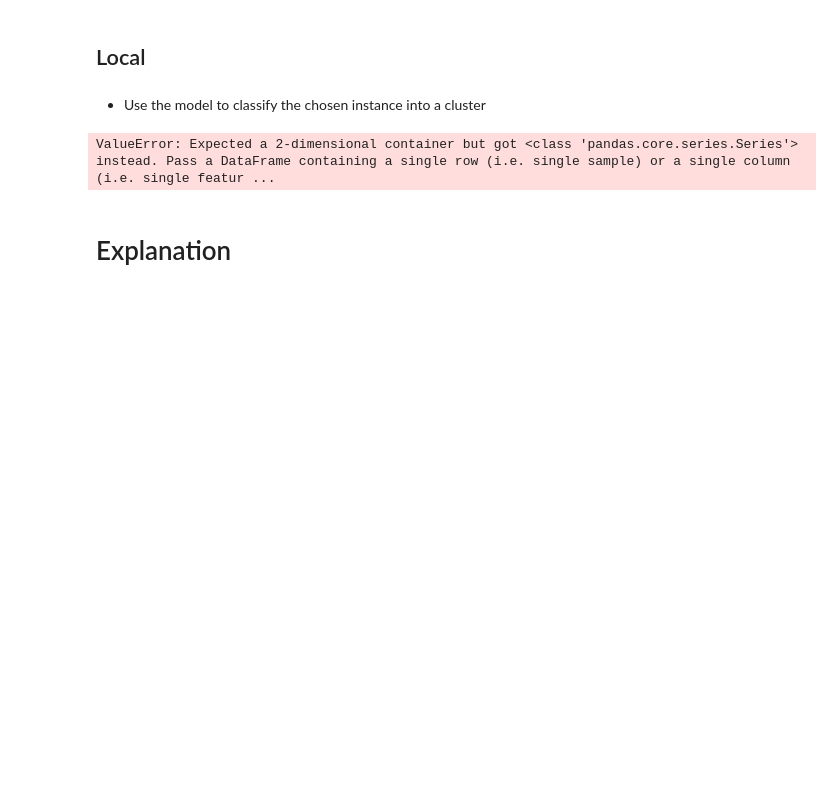
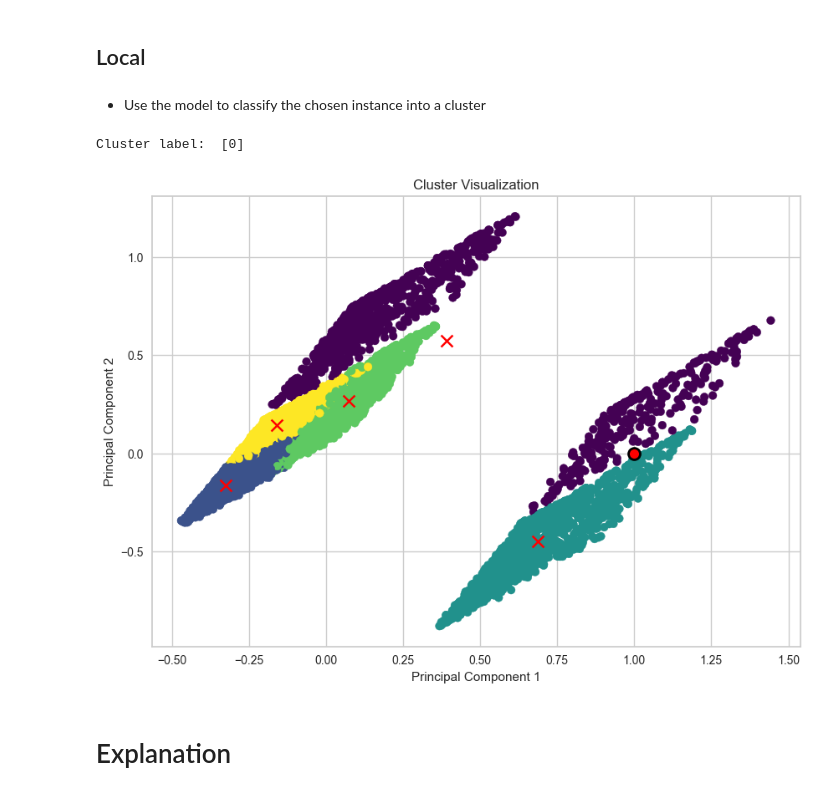
Before and after one commit to Filip-Dvorak/ZYZZ, a Jupyter notebook: template-coursework-clustering.ipynb, the cells around one changed output. Drawn from its saved outputs; the diff is of its cells as text; code cells hidden in the pictures; blank space fills up the shorter version.

```diff
--- a/template-coursework-clustering.ipynb
+++ b/template-coursework-clustering.ipynb
@@ -215,10 +219,35 @@ ARI:  0.07325142481420335
 *	Use the model to classify the chosen instance into a cluster
 # %%
 # Klasifikace instance do shluku pomocí K-means
-cluster_label = kmeans.predict(X.loc[1])
+#set variable instance_of_interest to the first row of the test set
+instance_of_interest = X.iloc[0]
+
+#reshape the instance_of_interest to match the input of the model
+instance_of_interest = instance_of_interest.values.reshape(1, -1)
+instance_of_interest = pd.DataFrame(instance_of_interest, columns=X.columns)
+
+cluster_label = kmeans.predict(instance_of_interest)
 print("Cluster label: ", cluster_label)
+
+# Předpokládáme, že 'X' je váš dataset a 'kmeans' je váš natrénovaný model
+labels = kmeans.labels_
+
+
+# Plot the clusters
+plt.figure(figsize=(10, 7))
+plt.scatter(principalDf['principal component 1'], principalDf['principal component 2'], c=principalDf['Cluster'], cmap='viridis')
+
+# Plot the centroids
+plt.scatter(centroids[:, 0], centroids[:, 1], marker='x', c="red",s=100)
+
+plt.xlabel('Principal Component 1')
+plt.ylabel('Principal Component 2')
+plt.title('Cluster Visualization')
+plt.scatter(instance_of_interest.iloc[0, 0], instance_of_interest.iloc[0, 1], c='red', edgecolor='black', linewidth=2, s=100)
+plt.show()
 # %% [output]
-ValueError: Expected a 2-dimensional container but got <class 'pandas.core.series.Series'> instead. Pass a DataFrame containing a single row (i.e. single sample) or a single column (i.e. single featur ...
+Cluster label:  [0]
+[figure, added]
 # %% [markdown]
 # Explanation
 # %% [markdown]
```
Also changed, not shown: parts of 5 cells of this notebook.
